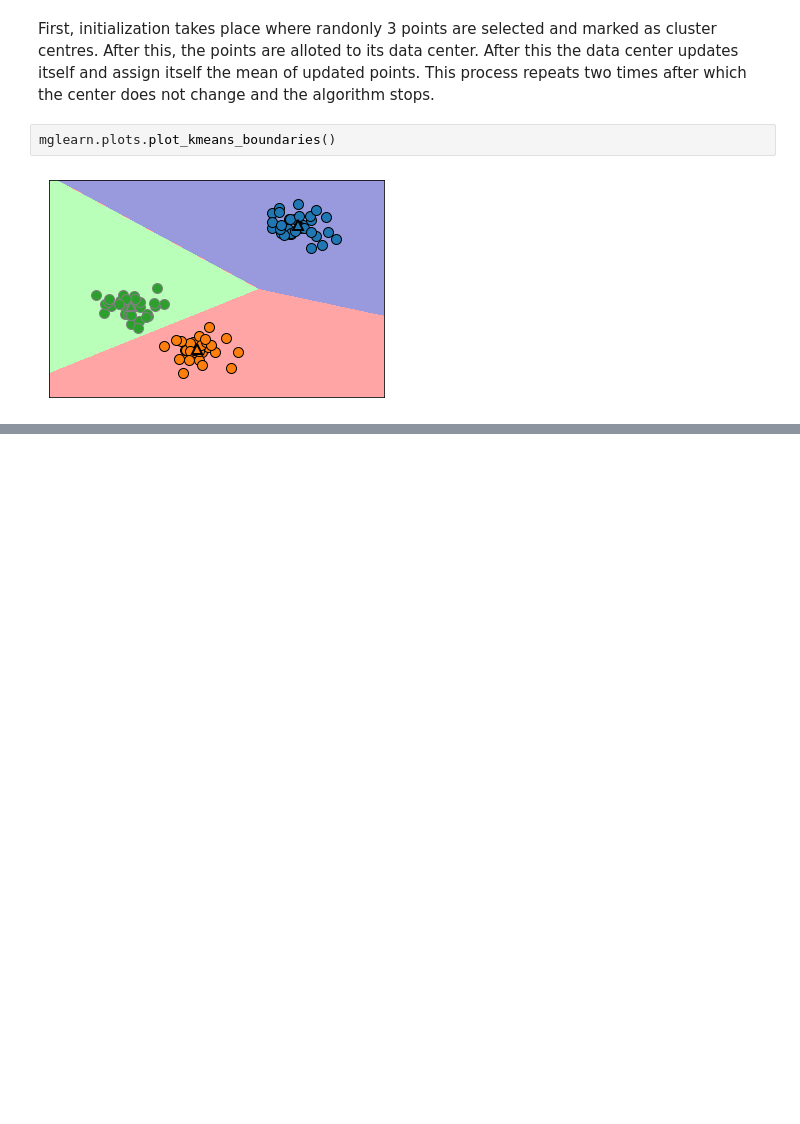
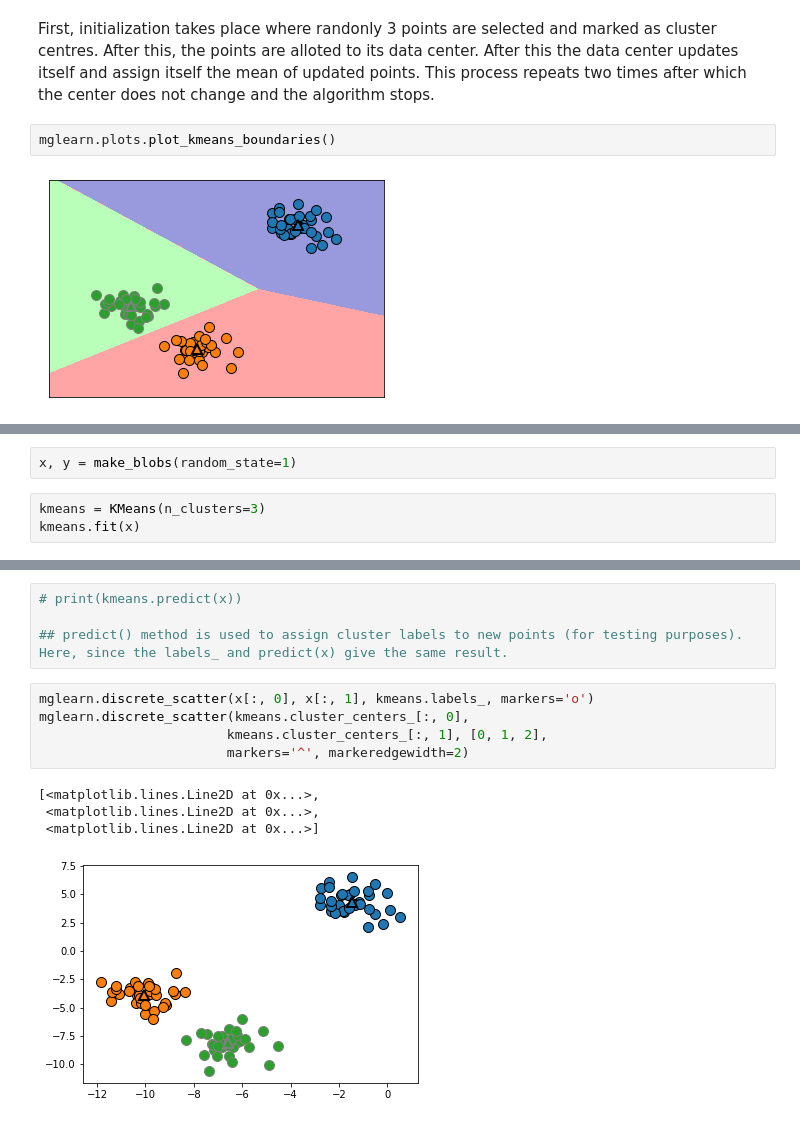
Before and after one commit to shubhamsharma6701/practical_machine_learning, a Jupyter notebook: K Means Clustering.ipynb, the cells around one changed output, grey strips where cells are left out. Saved outputs shown, nothing was run; the diff lists cells and outputs as text; blank space fills up the shorter version.

Commit message:
k means clustering and its failure

```diff
--- a/K Means Clustering.ipynb
+++ b/K Means Clustering.ipynb
@@ -14,0 +22,5 @@ mglearn.plots.plot_kmeans_boundaries()
+# %%
+x, y = make_blobs(random_state=1)
+# %%
+kmeans = KMeans(n_clusters=3)
+kmeans.fit(x)
@@ -14,0 +37,14 @@ mglearn.plots.plot_kmeans_boundaries()
+# %%
+# print(kmeans.predict(x))
+
+## predict() method is used to assign cluster labels to new points (for testing purposes). Here, since the labels_ and predict(x) give the same result.
+# %%
+mglearn.discrete_scatter(x[:, 0], x[:, 1], kmeans.labels_, markers='o')
+mglearn.discrete_scatter(kmeans.cluster_centers_[:, 0],
+                        kmeans.cluster_centers_[:, 1], [0, 1, 2],
+                        markers='^', markeredgewidth=2)
+# %% [output]
+[<matplotlib.lines.Line2D at 0x...>,
+ <matplotlib.lines.Line2D at 0x...>,
+ <matplotlib.lines.Line2D at 0x...>]
+[figure, added]
```
Also changed, not shown: parts of 18 cells of this notebook.
